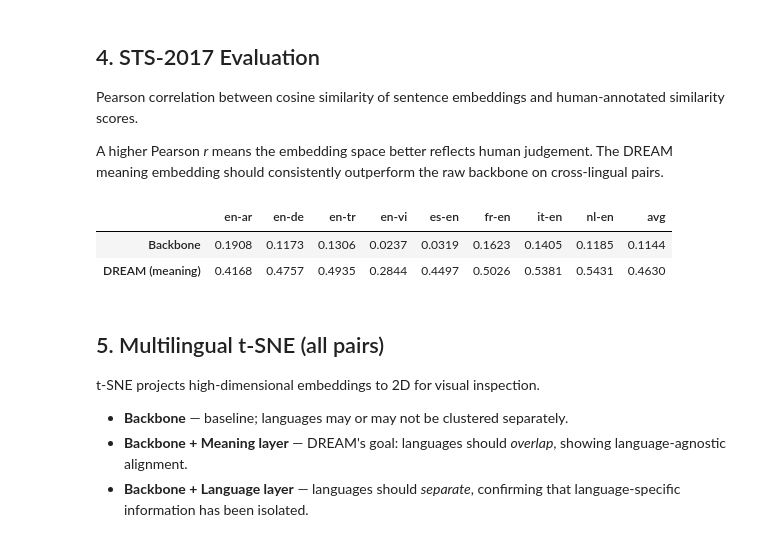
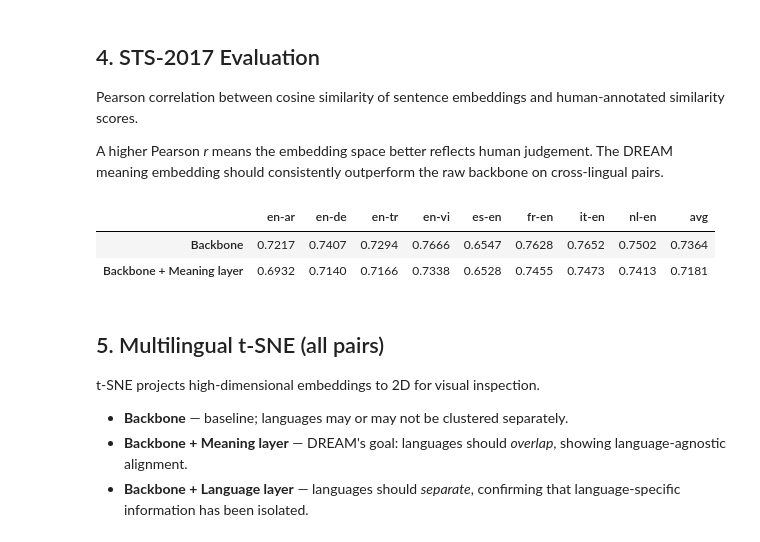
Before and after one commit to TriDo86/DREAM-vi, a Jupyter notebook: notebooks/evaluation.ipynb, the cells around one changed output. Drawn from its saved outputs; the diff is of its cells as text; code cells hidden in the pictures.

```diff
--- a/notebooks/evaluation.ipynb
+++ b/notebooks/evaluation.ipynb
@@ -39,19 +39,21 @@ from dream.pipeline import DREAMPipeline
 Uncomment exactly **one** block below, then run the cell.
 # %%
 # ── sentence-transformers/LaBSE ───────────────────────────────────────────────
-# BACKBONE_NAME         = "sentence-transformers/LaBSE"
-# BACKBONE_TYPE         = "st"
-# CHECKPOINT_PATH       = PROJECT_DIR / "checkpoints" / "labse_vi" / "dream_best.pt"
+BACKBONE_NAME         = "sentence-transformers/LaBSE"
+BACKBONE_TYPE         = "st"
+CHECKPOINT_PATH       = PROJECT_DIR / "checkpoints" / "labse-lm3" / "dream_best.pt"
+DETAILS = "LmPullNPush_noVi" # For files name
 
 # ── BAAI/bge-m3 ───────────────────────────────────────────────────────────────
 # BACKBONE_NAME         = "BAAI/bge-m3"
 # BACKBONE_TYPE         = "bge"
-# CHECKPOINT_PATH       = PROJECT_DIR / "checkpoints" / "bge" / "dream_best.pt"
+# CHECKPOINT_PATH       = PROJECT_DIR / "checkpoints" / "bgem3-vi-lm2" / "dream_best.pt"
+# DETAILS = "LmPullOnly_withVi" # For files name
 
 # ── FacebookAI/xlm-roberta-large ─────────────────────────────────────────────
-BACKBONE_NAME         = "FacebookAI/xlm-roberta-large"
-BACKBONE_TYPE         = "hf"
-CHECKPOINT_PATH       = PROJECT_DIR / "checkpoints" / "xlmr_vi" / "dream_best.pt"
+# BACKBONE_NAME         = "FacebookAI/xlm-roberta-large"
+# BACKBONE_TYPE         = "hf"
+# CHECKPOINT_PATH       = PROJECT_DIR / "checkpoints" / "xlmr-lm2" / "dream_best.pt"
 
 # ── google-bert/bert-base-multilingual-cased ─────────────────────────────────
 # BACKBONE_NAME           = "google-bert/bert-base-multilingual-cased"
@@ -68,3 +70,9 @@ Checkpoint: d:\_PythonProjects\DREAM-vi\DREAM-vi\checkpoints\xlmr_vi\dream_best.
+# %%
+ASSETS_DIR = PROJECT_DIR / "assets"
+ASSETS_DIR.mkdir(exist_ok=True)
+
+EVAL_DIR   = ASSETS_DIR / "eval"
+EVAL_DIR.mkdir(exist_ok=True)
 # %% [markdown]
 ### Data path & device
 # %%
@@ -215,22 +212,23 @@ def pairwise_cosine(a: ndarray, b: ndarray) -> ndarray:
 # %%
 results = {}
 for data in sts17:
     backbone_sim = pairwise_cosine(data.emb_sent1_backbone, data.emb_sent2_backbone)
     dream_sim    = pairwise_cosine(data.emb_sent1_dream,    data.emb_sent2_dream)
 
     results[data.lang_pair] = {
         "backbone": round(pearsonr(backbone_sim, data.similarity)[0], 4),
         "dream":    round(pearsonr(dream_sim,    data.similarity)[0], 4),
     }
 
 results_df = pd.DataFrame(results)
-results_df.index = ["Backbone", "DREAM (meaning)"]
+results_df.index = ["Backbone", "Backbone + Meaning layer"]
 results_df["avg"] = results_df.mean(axis=1).round(4)
+results_df.to_csv(EVAL_DIR / f"{BACKBONE_DISPLAY_NAME}_{DETAILS}.csv")
 results_df
 # %% [output]
 |  | en-ar | en-de | en-tr | en-vi | es-en | fr-en | it-en | nl-en | avg |
-| Backbone | 0.1908 | 0.1173 | 0.1306 | 0.0237 | 0.0319 | 0.1623 | 0.1405 | 0.1185 | 0.1144 |
-| DREAM (meaning) | 0.4168 | 0.4757 | 0.4935 | 0.2844 | 0.4497 | 0.5026 | 0.5381 | 0.5431 | 0.4630 |
+| Backbone | 0.7217 | 0.7407 | 0.7294 | 0.7666 | 0.6547 | 0.7628 | 0.7652 | 0.7502 | 0.7364 |
+| Backbone + Meaning layer | 0.6932 | 0.7140 | 0.7166 | 0.7338 | 0.6528 | 0.7455 | 0.7473 | 0.7413 | 0.7181 |
 # %% [markdown]
 ## 5. Multilingual t-SNE (all pairs)
 
```
Also changed, not shown: parts of 4 cells of this notebook, 32 other files.
